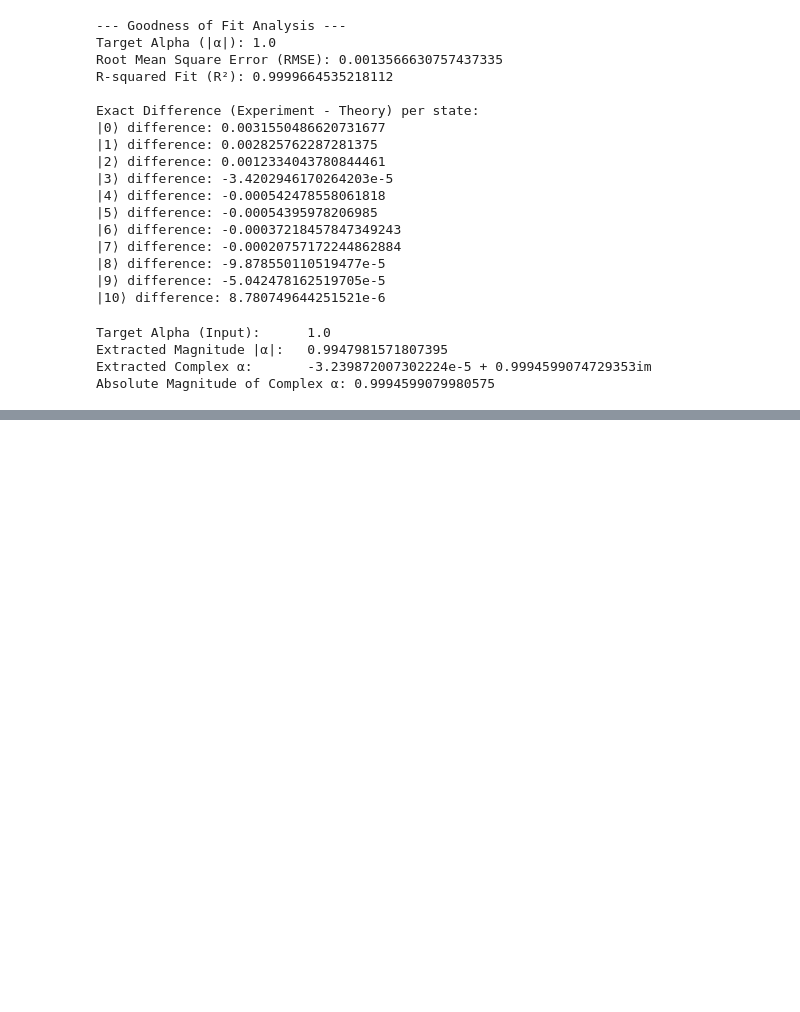
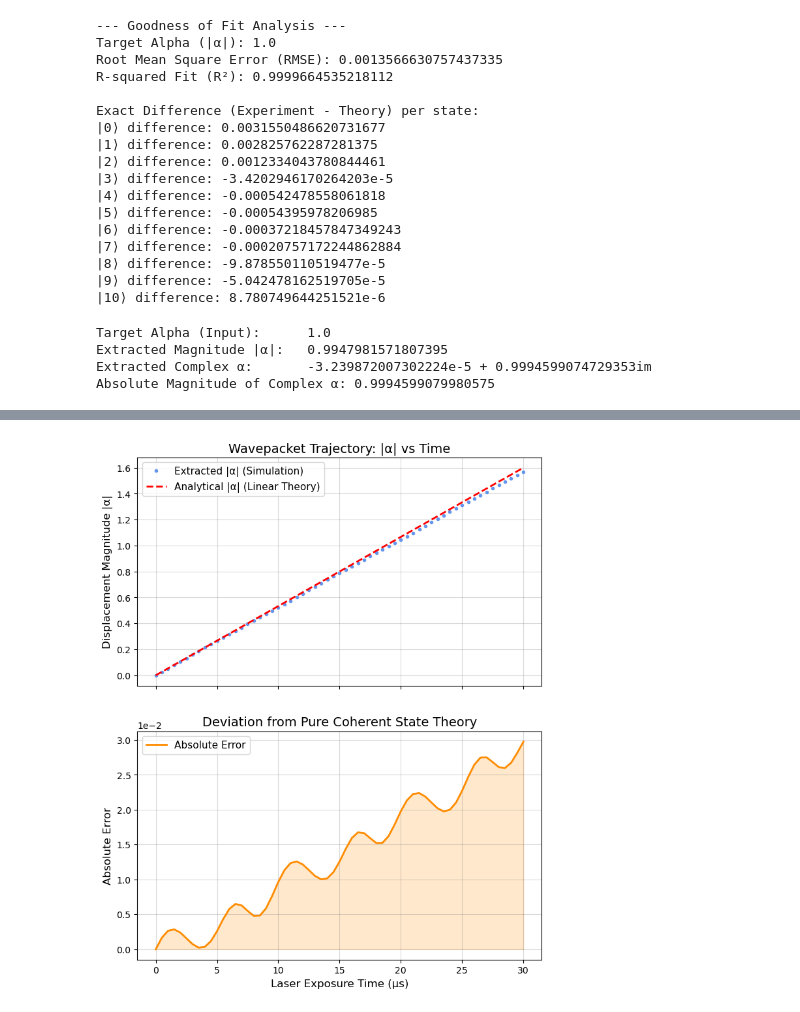
Before and after one commit to park2003/TestSQRLab, a Jupyter notebook: SDF_accuracy_0613.ipynb, the cells around one changed output, grey strips where cells are left out. Cells and saved outputs as stored; diff of their text form; code cells hidden in the pictures; blank space fills up the shorter version.

```diff
--- a/SDF_accuracy_0613.ipynb
+++ b/SDF_accuracy_0613.ipynb
@@ -722,0 +868,70 @@ Absolute Magnitude of Complex α: 0.9994599079980575
+# %%
+target_alpha_val = 1.6
+total_time = 30.0
+
+tout, sol = SDF_apply_with_fixed_time(0, target_alpha_val, total_time, false, nothing)
+
+extracted_alphas = Float64[]
+analytical_alphas = Float64[]
+absolute_errors = Float64[]
+
+println("\nTracking Wavepacket Trajectory...")
+
+for (i, t) in enumerate(tout)
+    current_state = sol[i]
+
+    g_amplitudes = current_state.data[1:2:end]
+    motional_amplitudes = g_amplitudes .* sqrt(2)
+
+    c_0 = motional_amplitudes[1]
+    c_1 = motional_amplitudes[2]
+
+    # REVERSE ENGINEER ALPHA: |α| = |c_1| / |c_0|
+    if abs(c_0) > 1e-12
+        alpha_mag = abs(c_1 / c_0)
+    else
+        alpha_mag = 0.0
+    end
+    push!(extracted_alphas, alpha_mag)
+
+    expected_alpha = target_alpha_val * (t / total_time)
+    push!(analytical_alphas, expected_alpha)
+
+    push!(absolute_errors, abs(alpha_mag - expected_alpha))
+end
+
+# ---------------------------------------------------------
+# Plotting the Trajectory and the Error
+# ---------------------------------------------------------
+fig, (ax1, ax2) = PyPlot.subplots(2, 1, figsize=(8, 10), sharex=true)
+
+# Top Plot: Linear Growth of Alpha
+ax1.plot(
+    tout,
+    extracted_alphas,
+    label="Extracted |α| (Simulation)",
+    color="cornflowerblue",
+    marker=".",
+    linestyle="none"
+)
+ax1.plot(tout, analytical_alphas, label="Analytical |α| (Linear Theory)", color="red", linestyle="--", linewidth=2)
+
+ax1.set_ylabel("Displacement Magnitude |α|", fontsize=12)
+ax1.set_title("Wavepacket Trajectory: |α| vs Time", fontsize=14)
+ax1.legend(loc="upper left", fontsize=11)
+ax1.grid(which="major", color="gray", alpha=0.3, linestyle="-")
+
+# Bottom Plot: The Microscopic Error
+ax2.plot(tout, absolute_errors, label="Absolute Error", color="darkorange", linewidth=2)
+ax2.fill_between(tout, 0, absolute_errors, color="darkorange", alpha=0.2) # Shaded area for visual weight
+
+ax2.set_xlabel("Laser Exposure Time (μs)", fontsize=12)
+ax2.set_ylabel("Absolute Error", fontsize=12)
+ax2.set_title("Deviation from Pure Coherent State Theory", fontsize=14)
+ax2.legend(loc="upper left", fontsize=11)
+ax2.grid(which="major", color="gray", alpha=0.3, linestyle="-")
+
+ax2.ticklabel_format(style="sci", axis="y", scilimits=(0,0))
+
+display(fig)
+# %% [output]
@@ -722,0 +955 @@ Absolute Magnitude of Complex α: 0.9994599079980575
+[figure, added]
```
Also changed, not shown: parts of 5 cells of this notebook, 3 other files.
